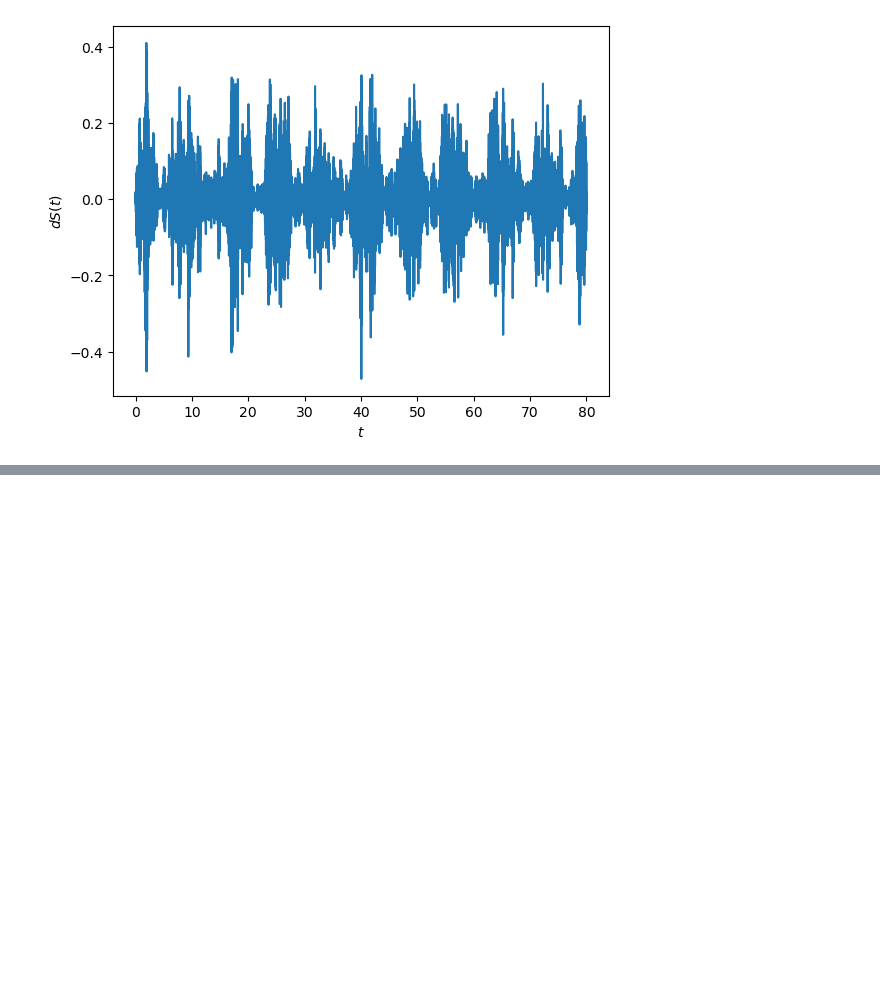
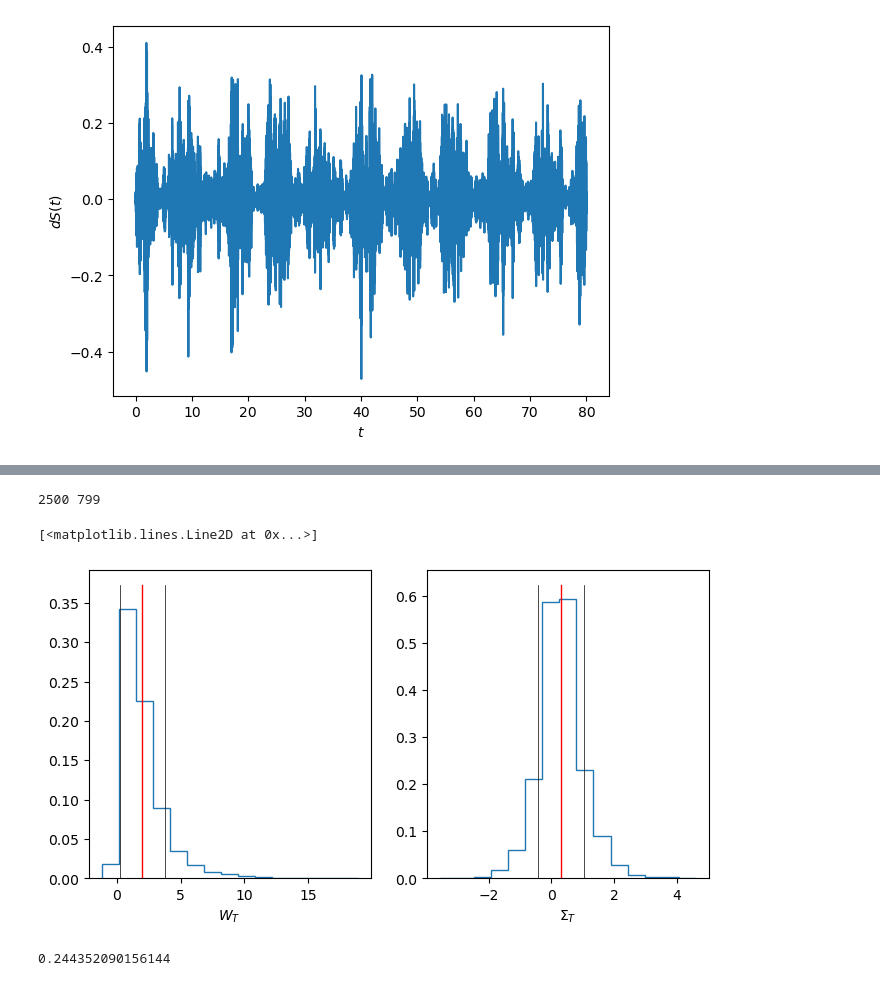
Before and after one commit to Ben-Janda/Molecular-Motor, a Jupyter notebook: 03_Stirling-engine.ipynb, the cells around one changed output, grey strips where cells are left out. Drawn from its saved outputs; the diff is of its cells as text; code cells hidden in the pictures; blank space fills up the shorter version.

```diff
--- a/03_Stirling-engine.ipynb
+++ b/03_Stirling-engine.ipynb
@@ -125,0 +192,57 @@ ax.plot(t, dS)
+# %%
+period = 8.0
+N_cycles = int(max(cfg.t_array) / period)
+steps = len(cfg.t_array) // N_cycles
+
+data_cycles = data.reshape(N, N_cycles, steps)
+stable_cycles = data_cycles[:,2:,:].reshape(-1, steps)
+cycle_t = cfg.t_array[:steps]
+
+t = 0.5 * (cycle_t[:-1] + cycle_t[1:])
+k_mid = 0.5 * (k(cycle_t)[:-1] + k(cycle_t)[1:])
+x_mid = np.empty(shape=(N*(N_cycles-2),len(k_mid)))
+T_mid = 0.5 * (T(cycle_t)[:-1] + T(cycle_t)[1:])
+dx = np.empty_like(x_mid)
+dk = np.diff(k(cycle_t))
+for i in range(len(dx)):
+    dx[i] = np.diff(stable_cycles[i])
+    x_mid[i] = 0.5 * (stable_cycles[i,:-1] + stable_cycles[i,1:])
+
+W = np.zeros(shape=(N*(N_cycles - 2)))
+Q = np.zeros_like(W)
+
+print(x_mid.shape[0], x_mid.shape[1])
+
+W = np.sum(0.5*(x_mid **2)*dk[np.newaxis, :], axis = 1)
+# Entropy from heat dissipated into the reservoir
+S = - np.sum(k_mid[np.newaxis, :] * x_mid * dx / T_mid[np.newaxis, :], axis = 1)
+
+fig, [ax1, ax2] = plt.subplots(1,2, figsize=(8,4))
+
+counts, bins = np.histogram(W, density = True, bins = 15)
+ax1.stairs(counts, bins)
+ax1.set(xlabel=r"$W_T$")
+Wmean = np.mean(W)
+Wstd = np.std(W)
+ax1.plot([Wmean,Wmean],[0,max(counts)+0.03],color = "red", linewidth = 1.0)
+ax1.plot([Wmean - Wstd, Wmean - Wstd],[0, max(counts)+0.03], color = "black", linewidth = 0.5)
+ax1.plot([Wmean + Wstd, Wmean + Wstd],[0, max(counts)+0.03], color = "black", linewidth = 0.5)
+
+counts, bins = np.histogram(S, density = True, bins = 15)
+Smean = np.mean(S)
+Sstd = np.std(S)
+ax2.stairs(counts, bins)
+ax2.set(xlabel=r"$\Sigma_T$")
+ax2.plot([Smean,Smean],[0,max(counts)+0.03],color = "red", linewidth = 1.0)
+ax2.plot([Smean - Sstd, Smean - Sstd],[0, max(counts)+0.03], color = "black", linewidth = 0.5)
+ax2.plot([Smean + Sstd, Smean + Sstd],[0, max(counts)+0.03], color = "black", linewidth = 0.5)
+# %% [output]
+2500 799
+[<matplotlib.lines.Line2D at 0x...>]
+[figure, added]
+# %%
+TUR = np.var(W) * np.mean(S) / (np.mean(W))**2
+
+print(TUR)
+# %% [output]
+0.244352090156144
```
Also changed, not shown: parts of 3 cells of this notebook.
